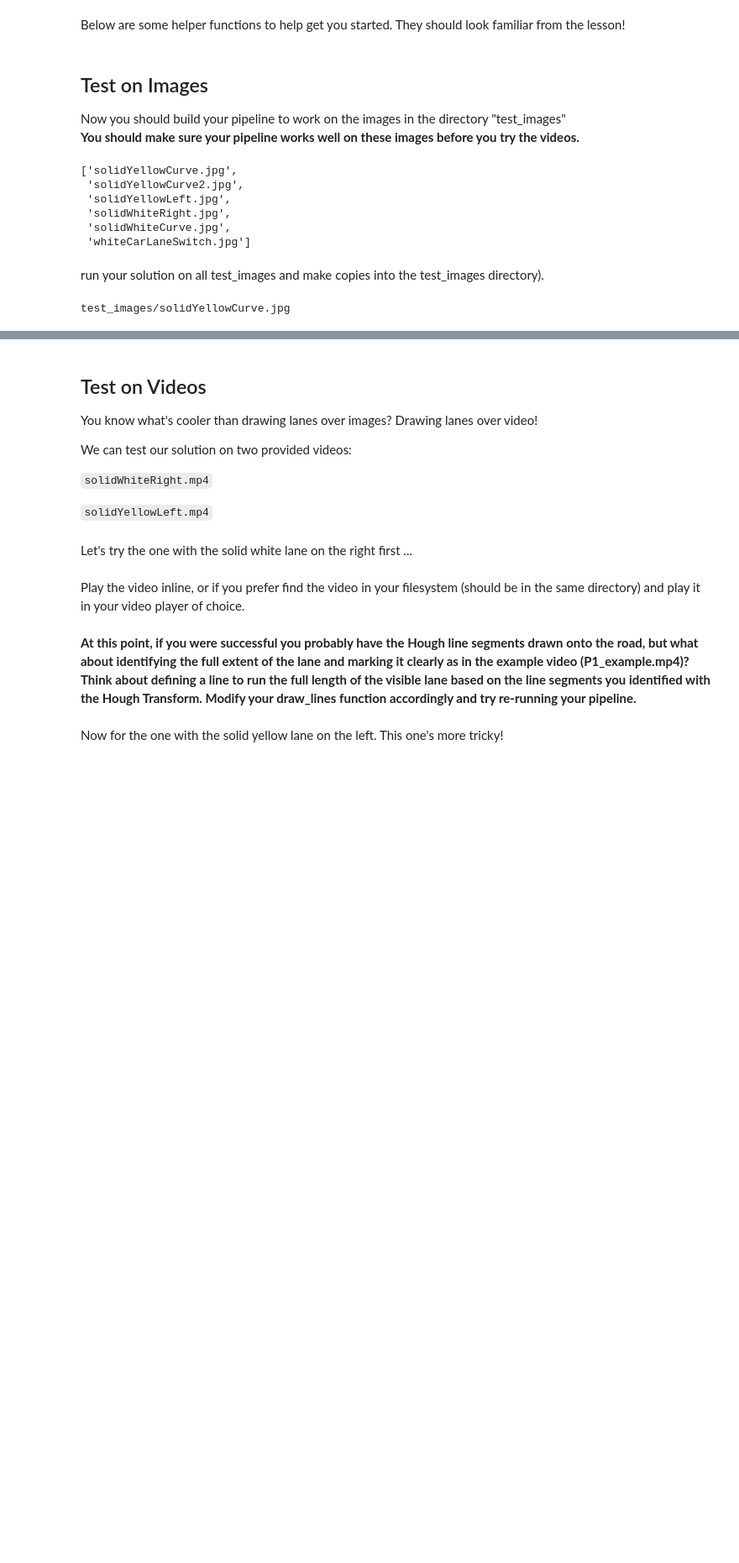
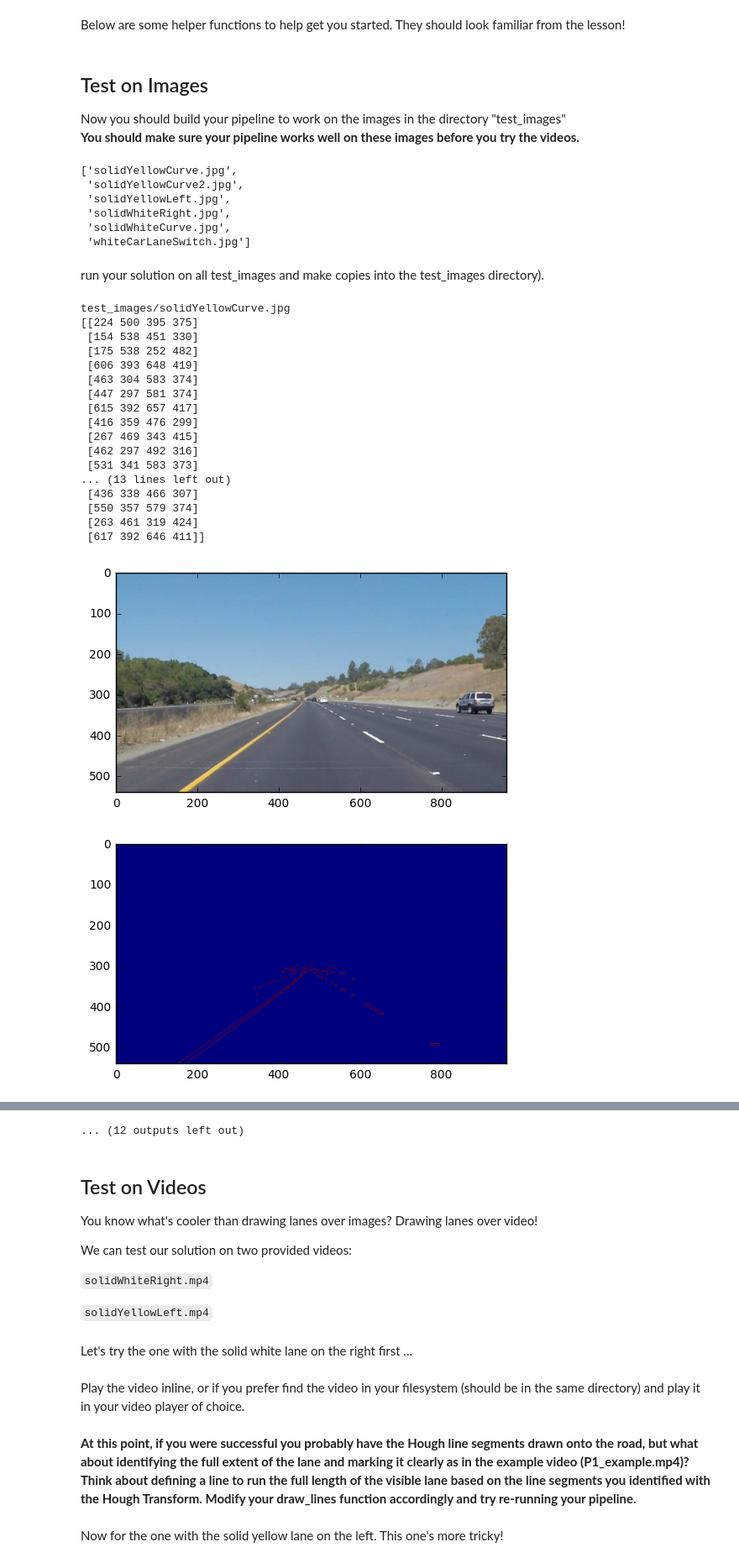
Before and after one commit to kabinja/CarND-LaneLines-P1, a Jupyter notebook: P1.ipynb, the cells around one changed output, grey strips where cells are left out. Shown at 84% size. Saved outputs shown, nothing was run; the diff lists cells and outputs as text; code cells hidden in the pictures; blank space fills up the shorter version.

Commit message:
Work on connect_lines

```diff
--- a/P1.ipynb
+++ b/P1.ipynb
@@ -187,11 +187,12 @@ def show(img):
     plt.imshow(img)
     plt.show()
 
-def draw_lines(img, lines, color=[255, 0, 0], thickness=2):
+def draw_lines(img, polylines, color=[255, 0, 0], thickness=2):
     line_img = np.zeros((img.shape[0], img.shape[1], 3), dtype=np.uint8)
 
-    for line in lines:
-        cv2.line(line_img, (line[0], line[1]), (line[2], line[3]), color, thickness)
+    for polyline in polylines:
+        points = polyline.reshape(-1,1,2)
+        cv2.polylines(line_img, [points], True, color)
 
     return line_img
 
@@ -220,6 +221,12 @@ def region_of_interest(img):
     masked_image = cv2.bitwise_and(img, mask)
     return masked_image
 
+def clean_lines(lines, threshold = 0.5):
+    slopes = (lines[:,1] - lines[:,3]) / (lines[:,0] - lines[:,2])
+    accept = abs(slopes) > threshold
+
+    return lines[accept, :]
+
 def colinear_point(x1, y1, x2, y2, x3, y3, threshold):
     colinearity = x1*(y2-y3) + x2*(y3-y1) + x3*(y1-y2)
 
@@ -230,7 +237,8 @@ def colinearity(points, distances):
         for j in range(i + 1, points.shape[0], 1):
             if not colinear_point(points[i, 0], points[i, 1], \
                                  points[i + 1, 0], points[i + 1, 1], \
-                                 points[j, 0], points[j, 1], 20):
+                                 points[j, 0], points[j, 1], 1) \
+            or distances[i,j] > 200:
                 distances[j,i] = np.nan
                 distances[i,j] = np.nan
 
@@ -247,27 +255,31 @@ def distance_matrix(points):
 
     return (d ** 2).sum(axis=0) ** 0.5
 
-def find_connected_points(points, distances, added, current, connections):
+def find_connected_points(points, distances, added, current, connections, direction):
 
     added = np.append(added, current)
-    distances[current, :] = np.nan
-    distances[:, current] = np.nan
 
     if np.all(np.isnan(distances[current])):
         return [distances, added, connections]
 
     i = np.nanargmin(distances[current])
 
-    is_pair = i % 2 == 0
+    added = np.append(added, i)
 
-    j = i + 1 if is_pair else i - 1
+    distances[current, :] = np.nan
+    distances[:, current] = np.nan
+    distances[i, :] = np.nan
+    distances[:, i] = np.nan
 
-    new_line = np.array([points[i,0], points[i,1], points[j,0], points[j,1]]) if is_pair \
-    else np.array([points[j,0], points[j,1], points[i,0], points[i,1]])
+    j = i + 1 if i % 2 == 0 else i - 1
+    if 'forward':
+        connections = np.vstack((connections, points[i]))
+        connections = np.vstack((connections, points[j]))
+    else:
+        connections = np.vstack((points[i], connections))
+        connections = np.vstack((points[j], connections))
 
-    connections = np.vstack((connections, new_line)) if is_pair else np.vstack((new_line, connections))
-
-    added, connections = find_connected_points(points, distances, added, j, connections)
+    distances, added, connections = find_connected_points(points, distances, added, j, connections, direction)
 
     return [distances, added, connections]
 
@@ -276,7 +288,7 @@ def connect_lines(lines):
     distances = distance_matrix(points)
 
     lengths = distances[range(0, distances.shape[0], 2), range(1, distances.shape[1], 2)].copy()
-    indexes = np.argsort(lengths)
+    indexes = np.argsort(lengths)[::-1]
 
     distances[range(0, distances.shape[0]), range(0, distances.shape[1])] = np.nan
     distances[range(0, distances.shape[0], 2), range(1, distances.shape[1], 2)] = np.nan
@@ -293,43 +305,68 @@ def connect_lines(lines):
     distances = colinearity(points, distances)
 
     added = np.empty(shape = [0,1])
+    connected_lines = []
+
     for i in range(0, points.shape[0], 2):
 
         if i in added:
             continue
 
-        connections = np.array([points[i, 0], points[i, 1], points[i + 1, 0], points[i + 1, 1]])
-        distances, added, connections = find_connected_points(points, distances, added, i, connections)
-        distances, added, connections = find_connected_points(points, distances, added, i+1, connections)
+        connections = points[i]
+        connections = np.vstack((connections, points[i+1]))
 
-    return lines
+        distances, added, connections = find_connected_points(points, distances, added, i, connections, 'backward')
+        distances, added, connections = find_connected_points(points, distances, added, i+1, connections, 'forward')
+
+        connected_lines.append(connections.copy())
+
+    return connected_lines
 
 def detect_lanes(file):
 
     print(file)
 
     image = mpimg.imread(file)
 
     smooth = cv2.edgePreservingFilter(image, flags=1, sigma_s=60, sigma_r=0.4)
 
     grey = cv2.cvtColor(smooth, cv2.COLOR_BGR2GRAY)
 
     edges = cv2.Canny(grey, 20, 100)
 
     masked_image = region_of_interest(edges)
 
     lines = hough_lines(masked_image, 2, np.pi/180, 15, 20, 20)
-    connected_lines = connect_lines(lines)
+    cleaned_lines = clean_lines(lines)
+    connected_lines = connect_lines(cleaned_lines)
 
-    line_img = draw_lines(masked_image, trimmed_lines)
+    line_img = draw_lines(masked_image, connected_lines)
 
     show(image)
     show(masked_image)
     show(line_img)
 
 files = os.listdir("test_images/")
 
 for file in files:
     detect_lanes("test_images/" + file)
 # %% [output]
 test_images/solidYellowCurve.jpg
+[[224 500 395 375]
+ [154 538 451 330]
+ [175 538 252 482]
+ [606 393 648 419]
+ [463 304 583 374]
+ [447 297 581 374]
+ [615 392 657 417]
+ [416 359 476 299]
+ [267 469 343 415]
+ [462 297 492 316]
+ [531 341 583 373]
+... (13 lines left out)
+ [436 338 466 307]
+ [550 357 579 374]
+ [263 461 319 424]
+ [617 392 646 411]]
+[figure, added]
+[figure, added]
@@ -337,3 +414,4 @@ NameError: name 'trimmed_lines' is not defined
+... (12 outputs left out)
 # %% [markdown]
 ## Test on Videos
 
```
Also changed, not shown: parts of 1 cell of this notebook.
